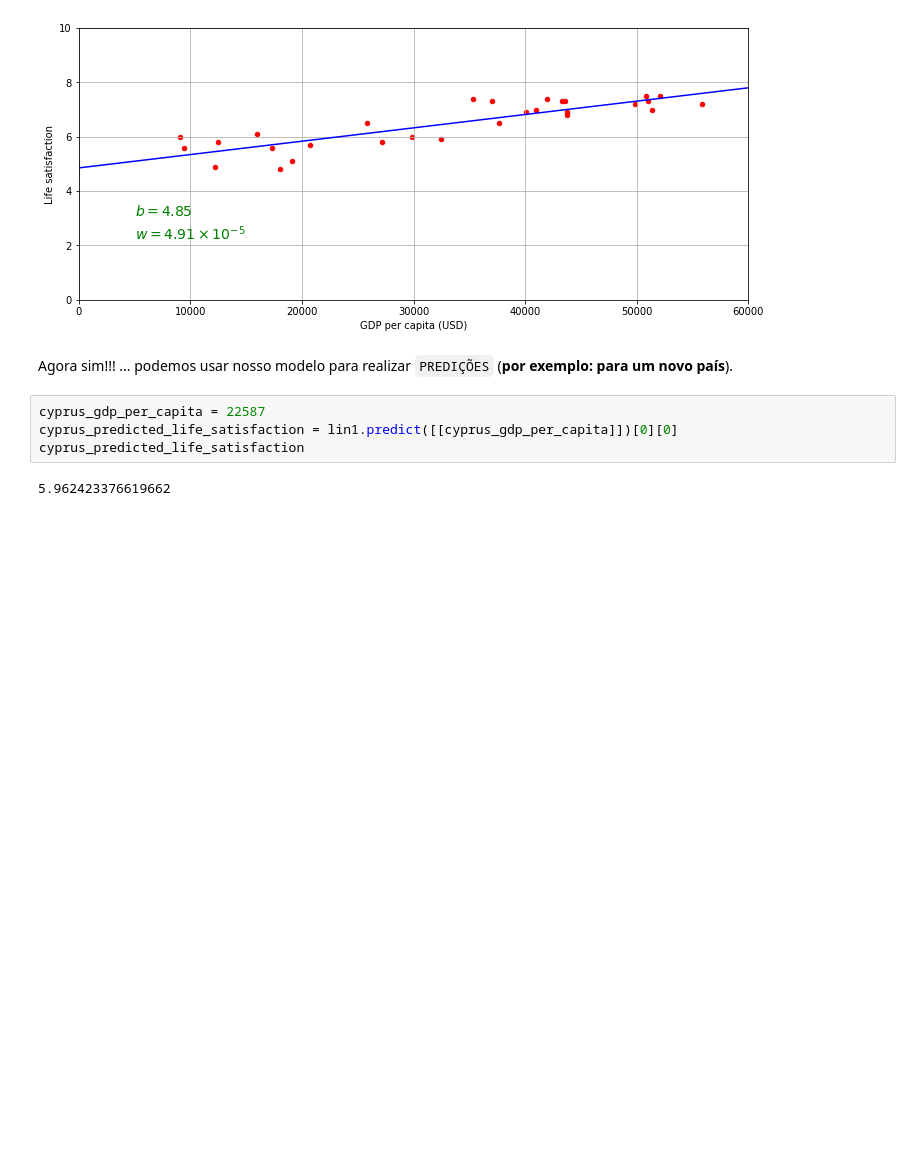
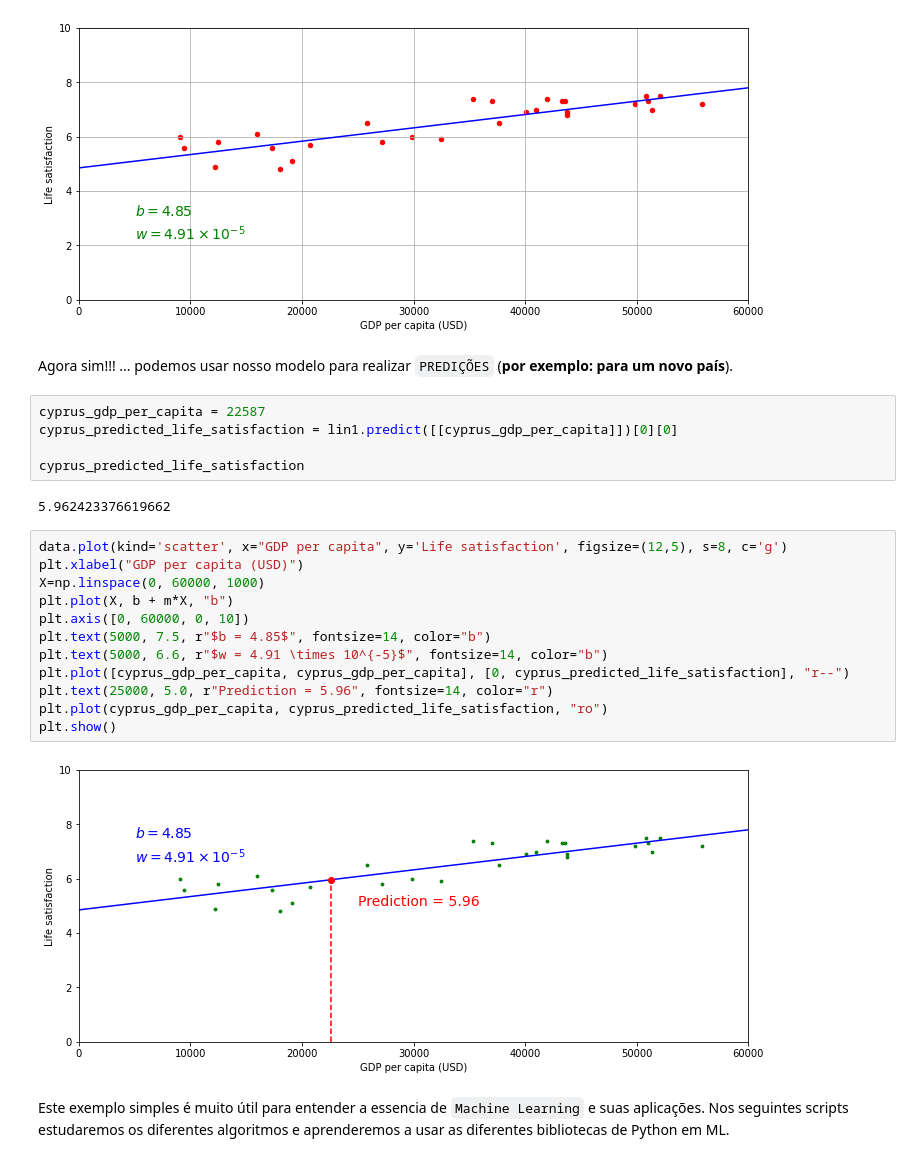
Before and after one commit to EddyGiusepe/Machine_Learning, a Jupyter notebook: ML_Introduction.ipynb, the cells around one changed output. Drawn from its saved outputs; the diff is of its cells as text; blank space fills up the shorter version.

```diff
--- a/ML_Introduction.ipynb
+++ b/ML_Introduction.ipynb
@@ -149,6 +162,23 @@ Agora sim!!! ... podemos usar nosso modelo para realizar `PREDIÇÕES` (**por ex
 # %%
 cyprus_gdp_per_capita = 22587
 cyprus_predicted_life_satisfaction = lin1.predict([[cyprus_gdp_per_capita]])[0][0]
+
 cyprus_predicted_life_satisfaction
 # %% [output]
 5.962423376619662
+# %%
+data.plot(kind='scatter', x="GDP per capita", y='Life satisfaction', figsize=(12,5), s=8, c='g')
+plt.xlabel("GDP per capita (USD)")
+X=np.linspace(0, 60000, 1000)
+plt.plot(X, b + m*X, "b")
+plt.axis([0, 60000, 0, 10])
+plt.text(5000, 7.5, r"$b = 4.85$", fontsize=14, color="b")
+plt.text(5000, 6.6, r"$w = 4.91 \times 10^{-5}$", fontsize=14, color="b")
+plt.plot([cyprus_gdp_per_capita, cyprus_gdp_per_capita], [0, cyprus_predicted_life_satisfaction], "r--")
+plt.text(25000, 5.0, r"Prediction = 5.96", fontsize=14, color="r")
+plt.plot(cyprus_gdp_per_capita, cyprus_predicted_life_satisfaction, "ro")
+plt.show()
+# %% [output]
+[figure, added]
+# %% [markdown]
+Este exemplo simples é muito útil para entender a essencia de `Machine Learning` e suas aplicações. Nos seguintes scripts estudaremos os diferentes algoritmos e aprenderemos a usar as diferentes bibliotecas de Python em ML.
```
Also changed, not shown: parts of 3 cells of this notebook.
